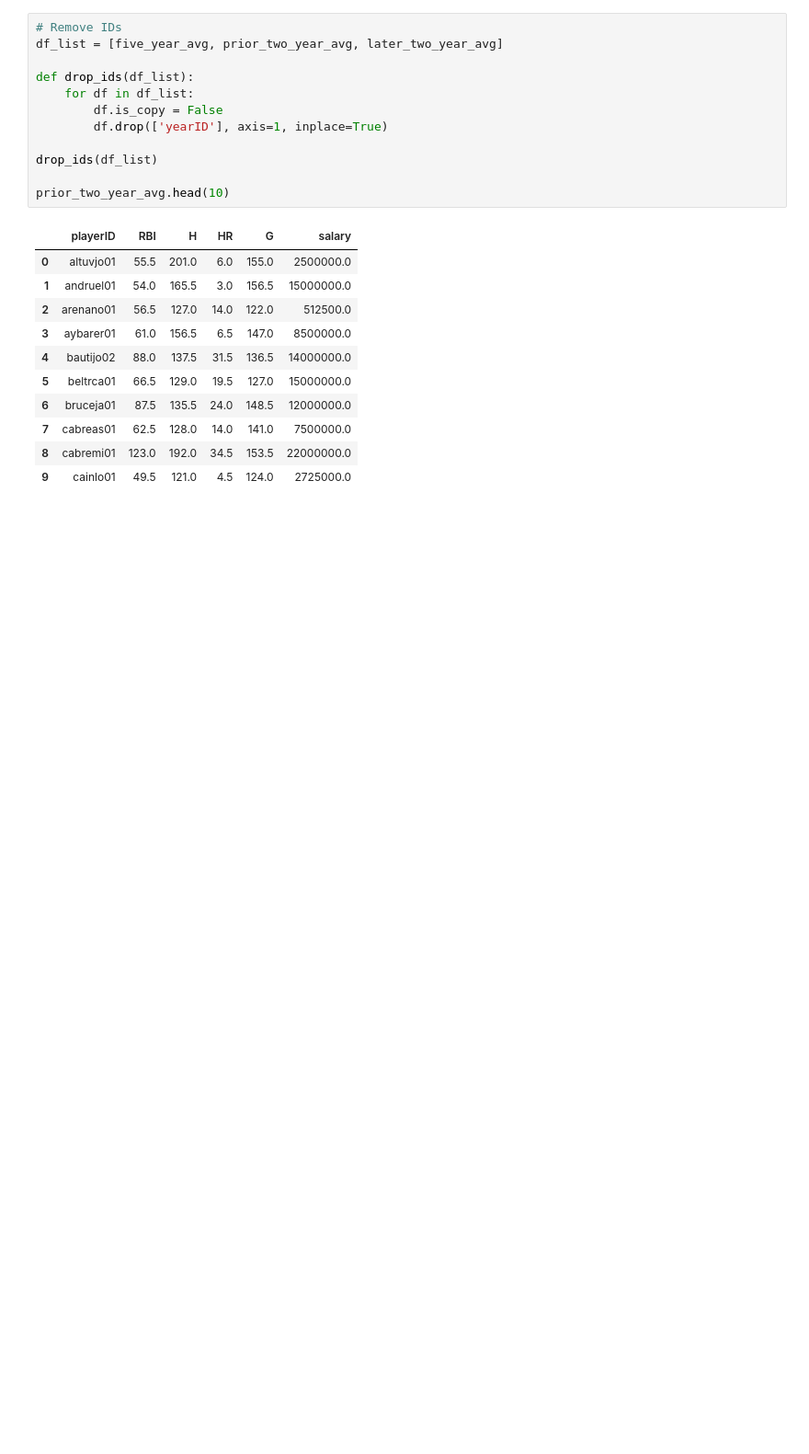
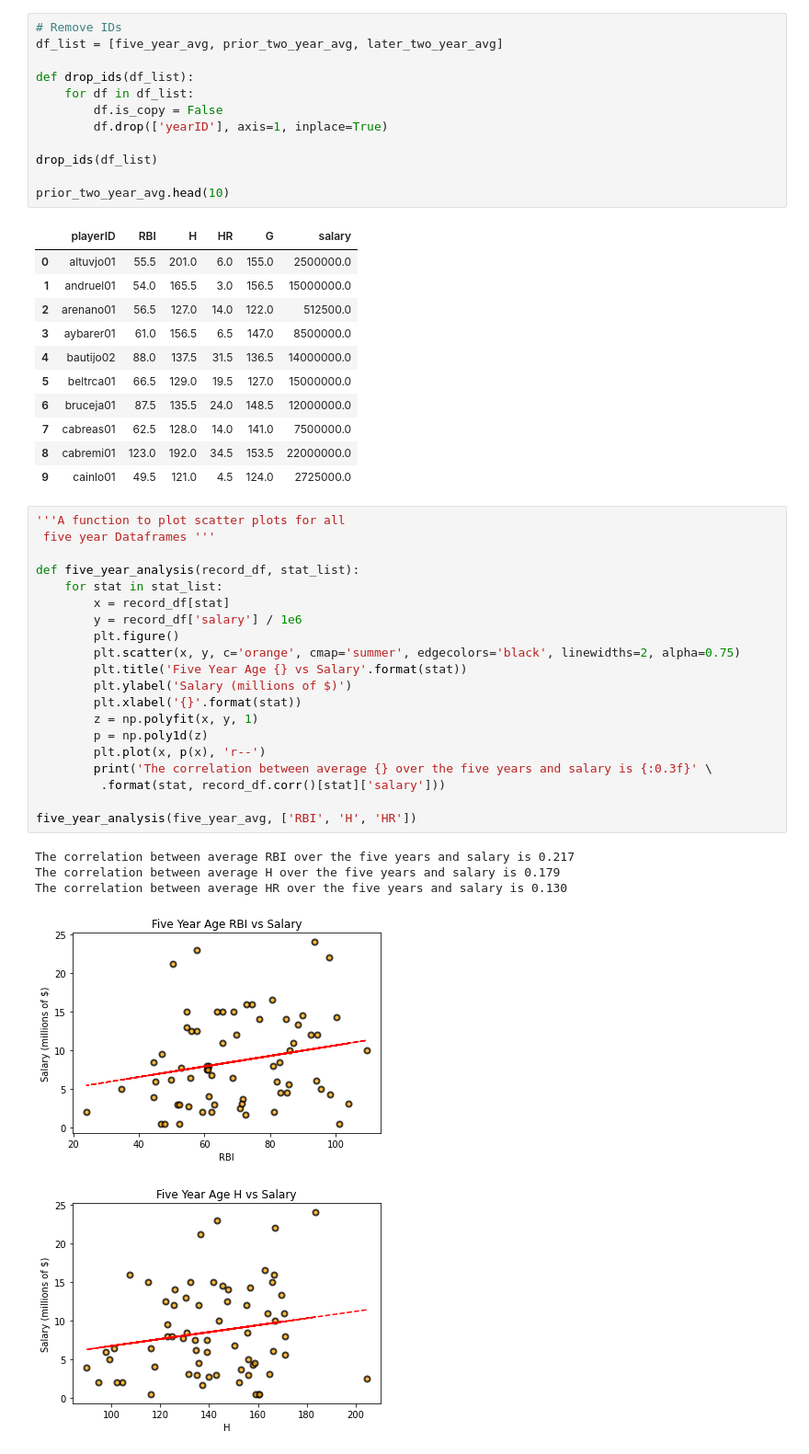
Before and after one commit to rcortezk9/DSProject2, a Jupyter notebook: DSProject2.ipynb, the cells around one changed output. Shown: that part at 92% size. Saved outputs shown, nothing was run; the diff lists cells and outputs as text; blank space fills up the shorter version.

Commit message:
Created function to scatter plots for each cat

```diff
--- a/DSProject2.ipynb
+++ b/DSProject2.ipynb
@@ -278,3 +278,29 @@ prior_two_year_avg.head(10)
 | 7 | cabreas01 | 62.5 | 128.0 | 14.0 | 141.0 | 7500000.0 |
 | 8 | cabremi01 | 123.0 | 192.0 | 34.5 | 153.5 | 22000000.0 |
 | 9 | cainlo01 | 49.5 | 121.0 | 4.5 | 124.0 | 2725000.0 |
+# %%
+'''A function to plot scatter plots for all
+ five year Dataframes '''
+
+def five_year_analysis(record_df, stat_list):
+    for stat in stat_list:
+        x = record_df[stat]
+        y = record_df['salary'] / 1e6
+        plt.figure()
+        plt.scatter(x, y, c='orange', cmap='summer', edgecolors='black', linewidths=2, alpha=0.75)
+        plt.title('Five Year Age {} vs Salary'.format(stat))
+        plt.ylabel('Salary (millions of $)')
+        plt.xlabel('{}'.format(stat))
+        z = np.polyfit(x, y, 1)
+        p = np.poly1d(z)
+        plt.plot(x, p(x), 'r--')
+        print('The correlation between average {} over the five years and salary is {:0.3f}' \
+         .format(stat, record_df.corr()[stat]['salary']))
+
+five_year_analysis(five_year_avg, ['RBI', 'H', 'HR'])
+# %% [output]
+The correlation between average RBI over the five years and salary is 0.217
+The correlation between average H over the five years and salary is 0.179
+The correlation between average HR over the five years and salary is 0.130
+[figure, added]
+[figure, added]
```
Also changed, not shown: parts of 1 cell of this notebook.
